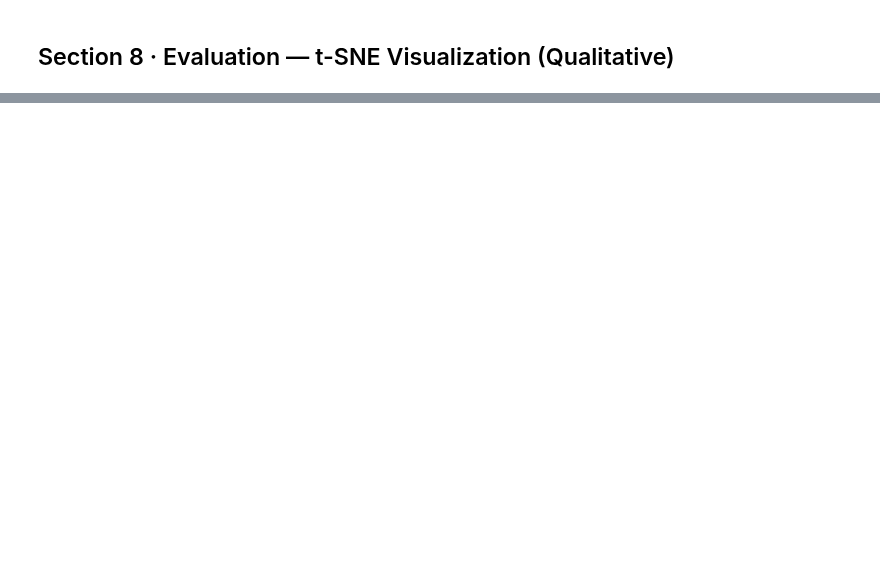
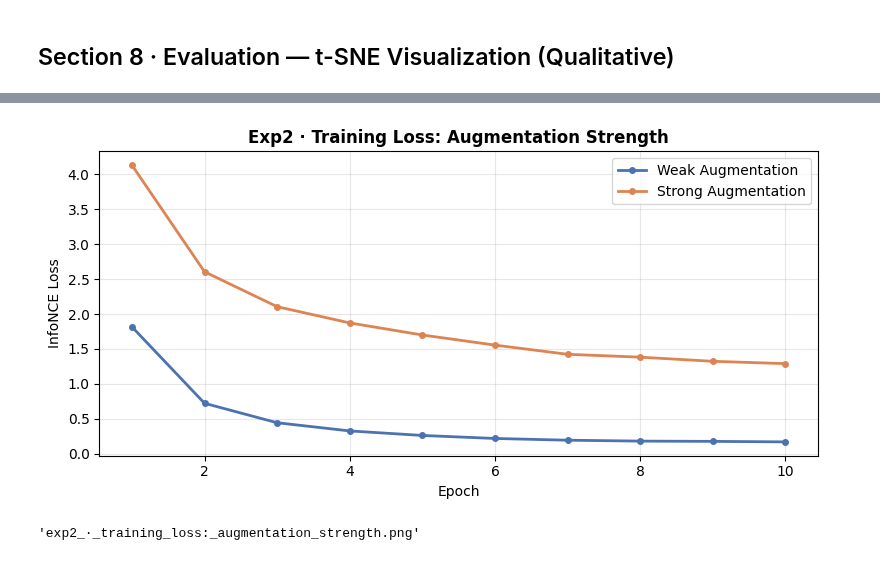
Before and after one commit to zerubabelalpha/contrastive_learning, a Jupyter notebook: contrastive_learning_mnist.ipynb, the cells around one changed output, grey strips where cells are left out. Saved outputs shown, nothing was run; the diff lists cells and outputs as text; code cells hidden in the pictures; blank space fills up the shorter version.

```diff
--- a/contrastive_learning_mnist.ipynb
+++ b/contrastive_learning_mnist.ipynb
@@ -522,0 +650,34 @@ print("Visualization utilities defined")
+# %%
+print("=" * 60)
+print("EXPERIMENT 2: Weak vs Strong Augmentation")
+print("=" * 60)
+
+loader_weak   = build_loader(WeakAugmentation,   CONFIG["batch_size"])
+loader_strong2 = build_loader(StrongAugmentation, CONFIG["batch_size"])
+
+#  Model C: weak augmentation
+print("\nTraining Model C (WEAK augmentation) ...")
+model_weak = SimCLR(embedding_dim=CONFIG["embedding_dim"], use_projection_head=True)
+model_weak, loss_weak = train_model(
+    model_weak, loader_weak,
+    epochs=CONFIG["epochs"], lr=CONFIG["lr"],
+    weight_decay=CONFIG["weight_decay"],
+    temperature=CONFIG["temperature"],
+    label="Weak Aug"
+)
+
+#  Model D: strong augmentation
+print("\n Training Model D (STRONG augmentation) ...")
+model_strong = SimCLR(embedding_dim=CONFIG["embedding_dim"], use_projection_head=True)
+model_strong, loss_strong = train_model(
+    model_strong, loader_strong2,
+    epochs=CONFIG["epochs"], lr=CONFIG["lr"],
+    weight_decay=CONFIG["weight_decay"],
+    temperature=CONFIG["temperature"],
+    label="Strong Aug"
+)
+
+plot_loss_curves({"Weak Augmentation": loss_weak,
+                  "Strong Augmentation": loss_strong},
+                 title="Exp2 · Training Loss: Augmentation Strength")
+# %% [output]
@@ -522,0 +701,2 @@ print("Visualization utilities defined")
+[figure, added]
+'exp2_·_training_loss:_augmentation_strength.png'
```
Also changed, not shown: parts of 21 cells of this notebook.
